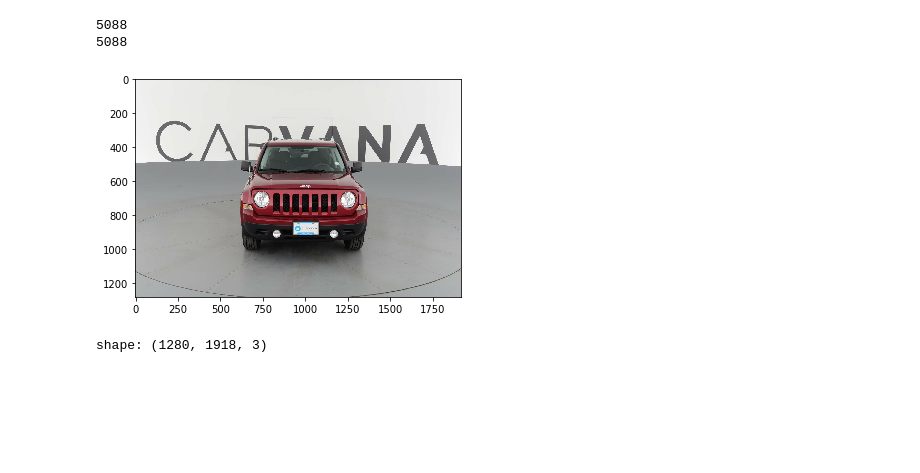
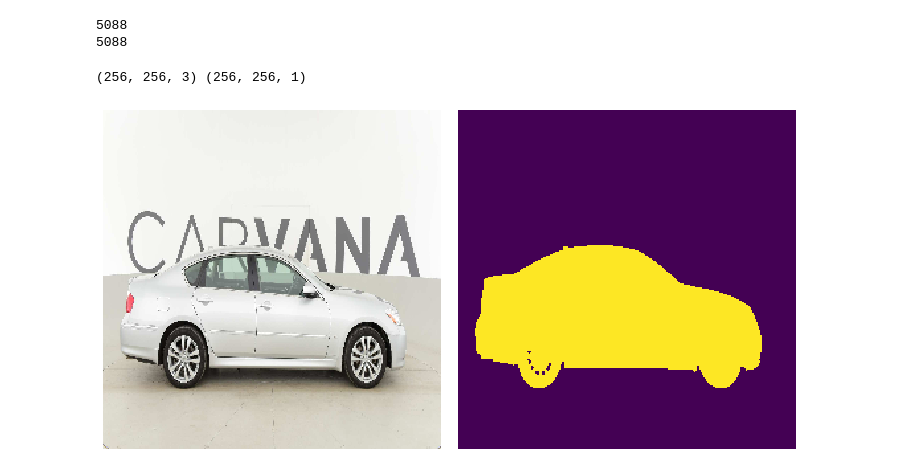
Before and after one commit to jpbacher/image-segmentation, a Jupyter notebook: notebooks/explore.ipynb, the cells around one changed output. Saved outputs shown, nothing was run; the diff lists cells and outputs as text; code cells hidden in the pictures; blank space fills up the shorter version.

```diff
--- a/notebooks/explore.ipynb
+++ b/notebooks/explore.ipynb
@@ -7,8 +12,8 @@ import tensorflow as tf
 # %%
 PROJ_ROOT = os.pardir
-data_dir = os.path.join(PROJ_ROOT, 'dataset')
-train_folder = os.path.join(data_dir, 'train')
-mask_folder = os.path.join(data_dir, 'train_masks')
+data_dir = join(PROJ_ROOT, 'dataset')
+train_folder = join(data_dir, 'train')
+mask_folder = join(data_dir, 'train_masks')
 train_imgs = os.listdir(train_folder)
 mask_imgs = os.listdir(mask_folder)
 # %%
@@ -39,5 +25,41 @@ def show_mask_tensor(mask_path):
-# %%
-ex_img = show_img_tensor(train_folder + '/' + train_imgs[1])
-# %% [output]
-[figure, removed]
-shape: (1280, 1918, 3)
+# %%
+carvana_train = pd.read_csv(
+    join(data_dir, 'train_masks.csv'), usecols=['img'])
+
+carvana_train['img_id'] = carvana_train['img'].map(
+    lambda row: row.split('.')[0])
+# %%
+def get_img_mask_arrays(img_id, input_size=256):
+    # load into PIL format
+    img = image.load_img(join(train_folder, '%s.jpg' % img_id),
+                         target_size=(input_size, input_size))
+    # convert to numpy array
+    img = image.img_to_array(img)
+    img = img / 255.
+    mask = image.load_img(join(mask_folder, '%s_mask.gif' % img_id),
+                          color_mode='grayscale', target_size=(
+                              input_size, input_size))
+    mask = image.img_to_array(mask)
+    mask = mask / 255.
+    return img, mask
+
+def plot_img_mask(img, mask, input_size=256):
+    fig, axs = plt.subplots(
+        ncols=2, figsize=(10, 5), sharex=True, sharey=True)
+    axs[0].imshow(img)
+    axs[1].imshow(mask[:, :, 0])
+    for ax in axs:
+        ax.set_xlim(0, input_size)
+        ax.axis('off')
+    fig.tight_layout()
+    plt.show()
+# %%
+img_ids = carvana_train['img_id'].values
+np.random.shuffle(img_ids)
+img_id = img_ids[0]
+img, mask = get_img_mask_arrays(img_id)
+print(img.shape, mask.shape)
+plot_img_mask(img, mask)
+# %% [output]
+(256, 256, 3) (256, 256, 1)
+[figure, added]
```
Also changed, not shown: parts of 2 cells of this notebook.
